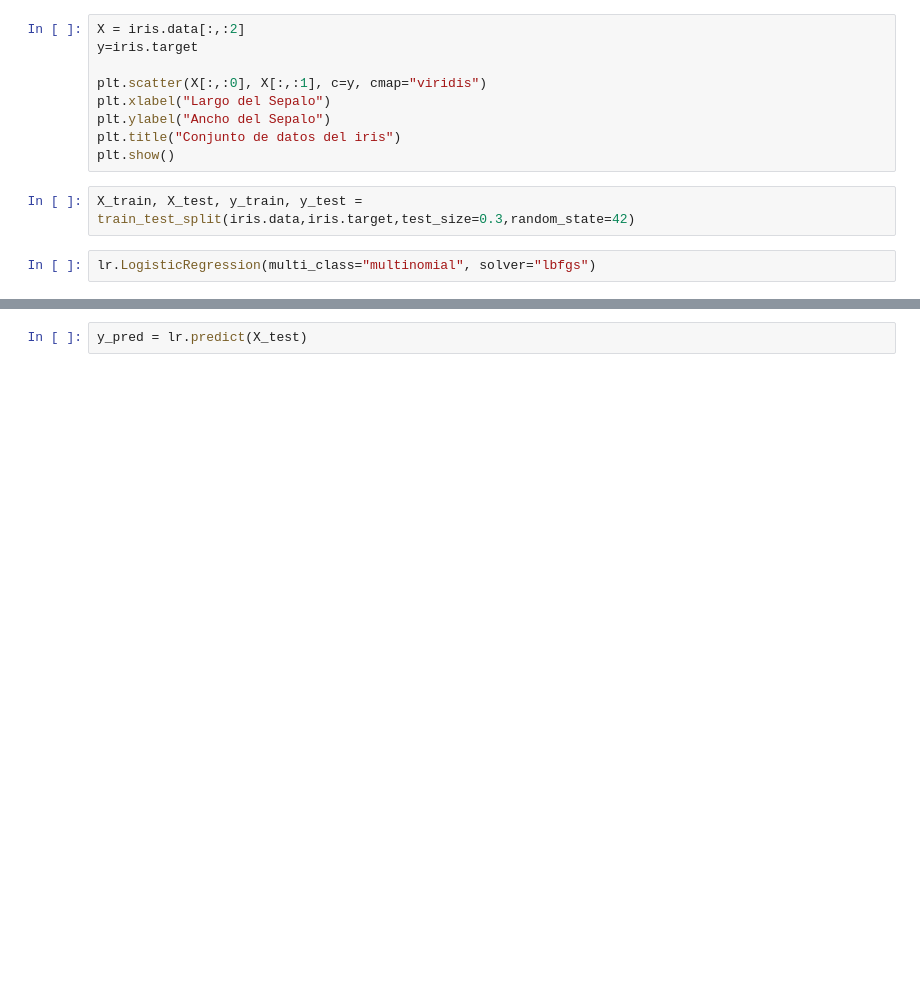
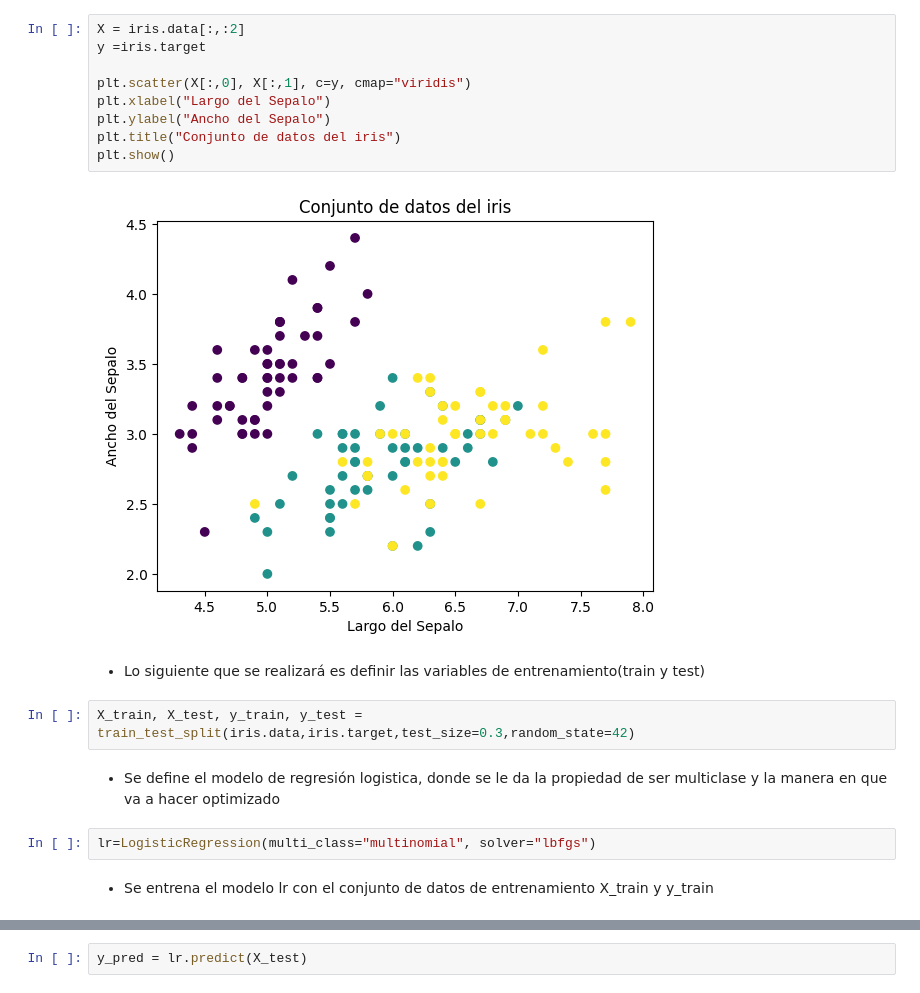
Before and after one commit to Diana01-Laura11/Inteligencia-Artificial_Eval-U2-Trabajo-Individual, a Jupyter notebook: libretas/Modelos.ipynb, the cells around one changed output, grey strips where cells are left out. Cells and saved outputs as stored; diff of their text form; blank space fills up the shorter version.

```diff
--- a/libretas/Modelos.ipynb
+++ b/libretas/Modelos.ipynb
@@ -14,15 +31,23 @@ NameError: name 'load_iris' is not defined
 # %%
 X = iris.data[:,:2]
-y=iris.target
+y =iris.target
 
-plt.scatter(X[:,:0], X[:,:1], c=y, cmap="viridis")
+plt.scatter(X[:,0], X[:,1], c=y, cmap="viridis")
 plt.xlabel("Largo del Sepalo")
 plt.ylabel("Ancho del Sepalo")
 plt.title("Conjunto de datos del iris")
 plt.show()
+# %% [output]
+[figure, added]
+# %% [markdown]
+- Lo siguiente que se realizará es definir las variables de entrenamiento(train y test)
 # %%
 X_train, X_test, y_train, y_test = train_test_split(iris.data,iris.target,test_size=0.3,random_state=42)
+# %% [markdown]
+-  Se define el modelo de regresión logistica, donde se le da la propiedad de ser multiclase y la manera en que va a hacer optimizado
 # %%
-lr.LogisticRegression(multi_class="multinomial", solver="lbfgs")
+lr=LogisticRegression(multi_class="multinomial", solver="lbfgs")
+# %% [markdown]
+- Se entrena el modelo lr con el conjunto de datos de entrenamiento X_train y y_train
 # %%
 lr.fit(X_train,y_train)
```
Also changed, not shown: parts of 17 cells of this notebook.
